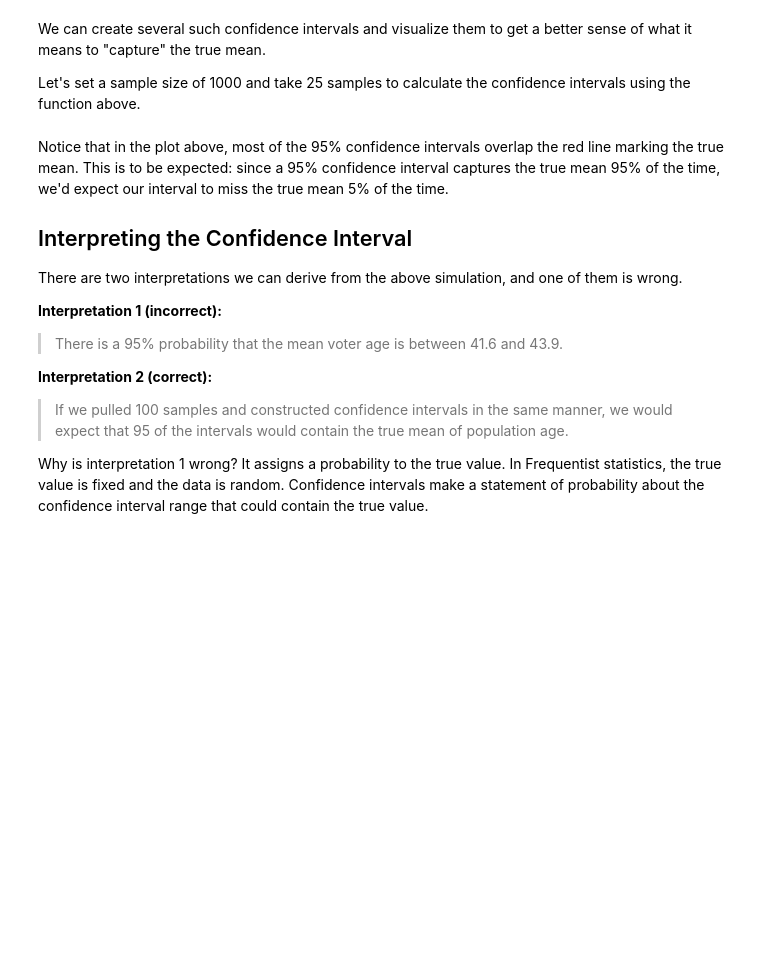
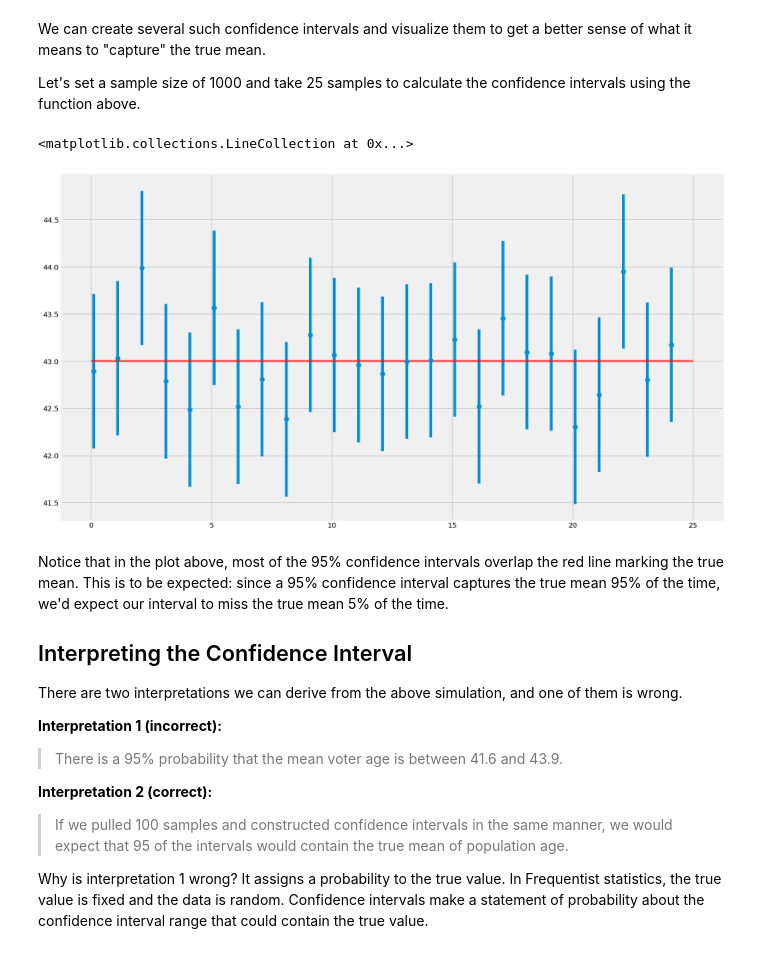
Before and after one commit to yagutaro/dsc-confidence-intervals-lab-hbs-ds-060120, a Jupyter notebook: index.ipynb, the cells around one changed output. Saved outputs shown, nothing was run; the diff lists cells and outputs as text; code cells hidden in the pictures; blank space fills up the shorter version.

```diff
--- a/index.ipynb
+++ b/index.ipynb
@@ -287,16 +287,20 @@ for sample in range(25):
 # %%
 # plot the mean and confidence interval for each sample as error bars
 # plot the population mean
 
 plt.figure(figsize=(15,9))
 plt.errorbar(x=np.arange(0.1, 25, 1),
              y=sample_means,
             yerr=[(top-bot)/2 for top, bot in intervals],
             fmt = 'o')
 
 plt.hlines(xmin=0, xmax=25,
           y=43.0023,
-          linewidth = 2.0,)
+          linewidth = 2.0,
+          color = 'red')
+# %% [output]
+<matplotlib.collections.LineCollection at 0x...>
+[figure, added]
 # %% [markdown]
 Notice that in the plot above, most of the 95% confidence intervals overlap the red line marking the true mean. This is to be expected: since a 95% confidence interval captures the true mean 95% of the time, we'd expect our interval to miss the true mean 5% of the time.
 
```
